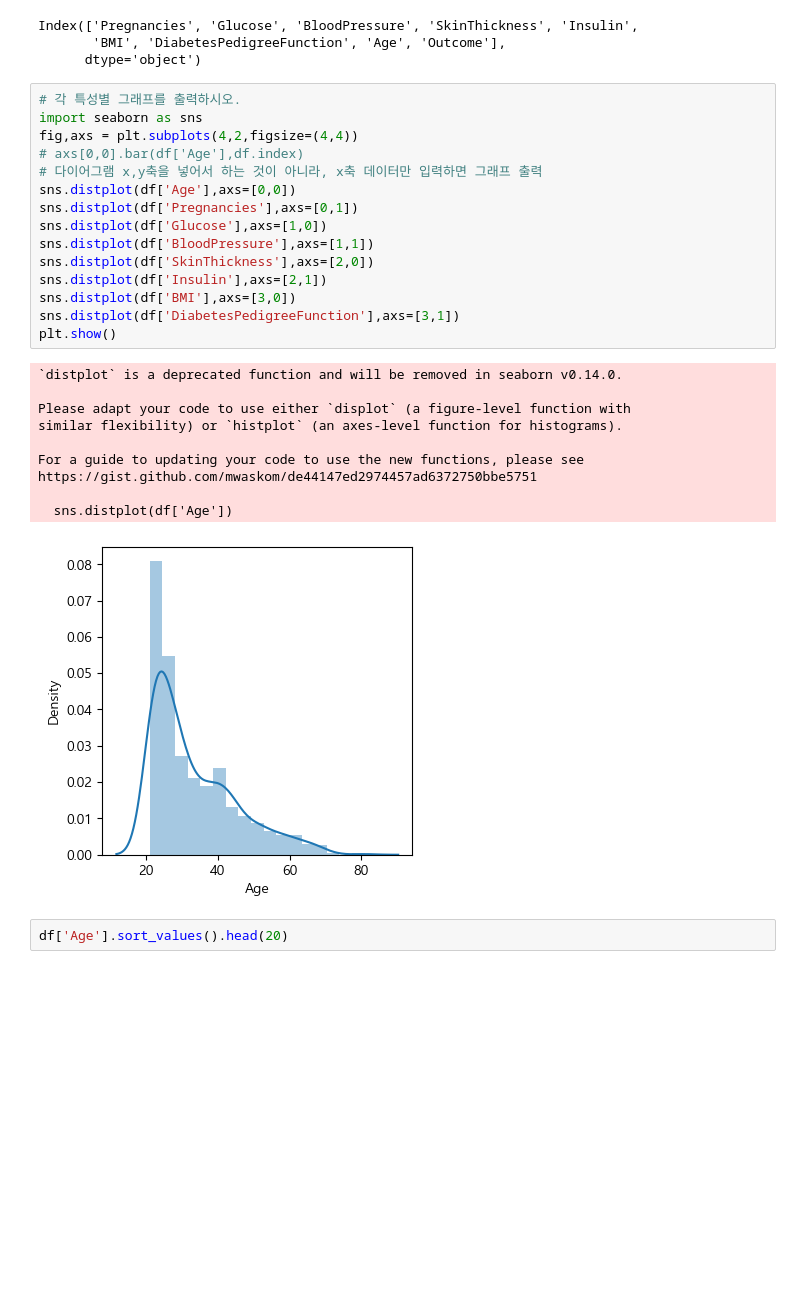
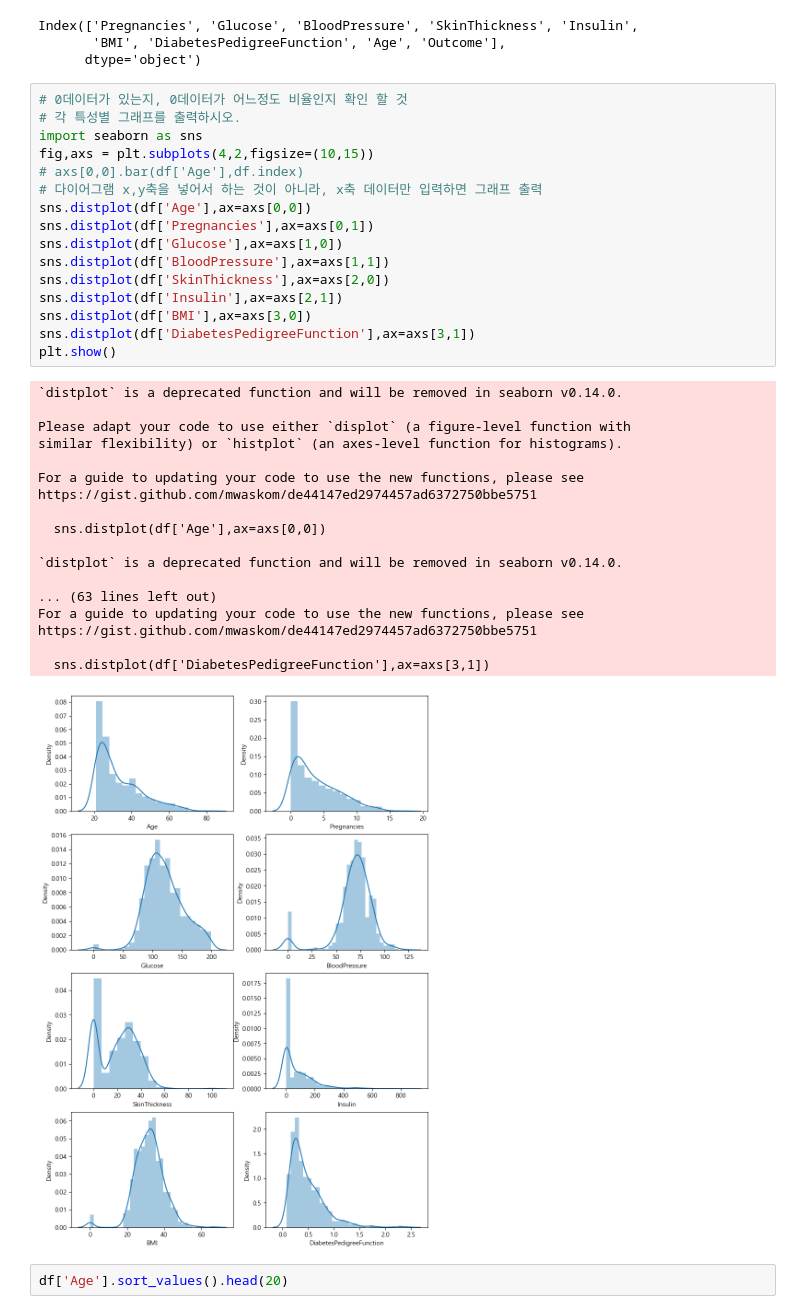
Before and after one commit to answeral/medical1, a Jupyter notebook: m0521/m0521_04.ipynb, the cells around one changed output. Drawn from its saved outputs; the diff is of its cells as text; blank space fills up the shorter version.

```diff
--- a/m0521/m0521_04.ipynb
+++ b/m0521/m0521_04.ipynb
@@ -110,31 +110,40 @@ Index(['Pregnancies', 'Glucose', 'BloodPressure', 'SkinThickness', 'Insulin',
        'BMI', 'DiabetesPedigreeFunction', 'Age', 'Outcome'],
       dtype='object')
 # %%
+# 0데이터가 있는지, 0데이터가 어느정도 비율인지 확인 할 것
 # 각 특성별 그래프를 출력하시오.
 import seaborn as sns
-fig,axs = plt.subplots(4,2,figsize=(4,4))
+fig,axs = plt.subplots(4,2,figsize=(10,15))
 # axs[0,0].bar(df['Age'],df.index)
 # 다이어그램 x,y축을 넣어서 하는 것이 아니라, x축 데이터만 입력하면 그래프 출력
-sns.distplot(df['Age'],axs=[0,0])
-sns.distplot(df['Pregnancies'],axs=[0,1])
-sns.distplot(df['Glucose'],axs=[1,0])
-sns.distplot(df['BloodPressure'],axs=[1,1])
-sns.distplot(df['SkinThickness'],axs=[2,0])
-sns.distplot(df['Insulin'],axs=[2,1])
-sns.distplot(df['BMI'],axs=[3,0])
-sns.distplot(df['DiabetesPedigreeFunction'],axs=[3,1])
+sns.distplot(df['Age'],ax=axs[0,0])
+sns.distplot(df['Pregnancies'],ax=axs[0,1])
+sns.distplot(df['Glucose'],ax=axs[1,0])
+sns.distplot(df['BloodPressure'],ax=axs[1,1])
+sns.distplot(df['SkinThickness'],ax=axs[2,0])
+sns.distplot(df['Insulin'],ax=axs[2,1])
+sns.distplot(df['BMI'],ax=axs[3,0])
+sns.distplot(df['DiabetesPedigreeFunction'],ax=axs[3,1])
 plt.show()
 # %% [output]
 `distplot` is a deprecated function and will be removed in seaborn v0.14.0.
 
 Please adapt your code to use either `displot` (a figure-level function with
 similar flexibility) or `histplot` (an axes-level function for histograms).
 
 For a guide to updating your code to use the new functions, please see
 https://gist.github.com/mwaskom/de44147ed2974457ad6372750bbe5751
 
-  sns.distplot(df['Age'])
+  sns.distplot(df['Age'],ax=axs[0,0])
+
+`distplot` is a deprecated function and will be removed in seaborn v0.14.0.
+
+... (63 lines left out)
+For a guide to updating your code to use the new functions, please see
+https://gist.github.com/mwaskom/de44147ed2974457ad6372750bbe5751
+
+  sns.distplot(df['DiabetesPedigreeFunction'],ax=axs[3,1])
-[figure, old version]
+[figure, new version]
 # %%
 df['Age'].sort_values().head(20)
 # %% [output]
```
Also changed, not shown: parts of 22 cells of this notebook, 6 other files.
